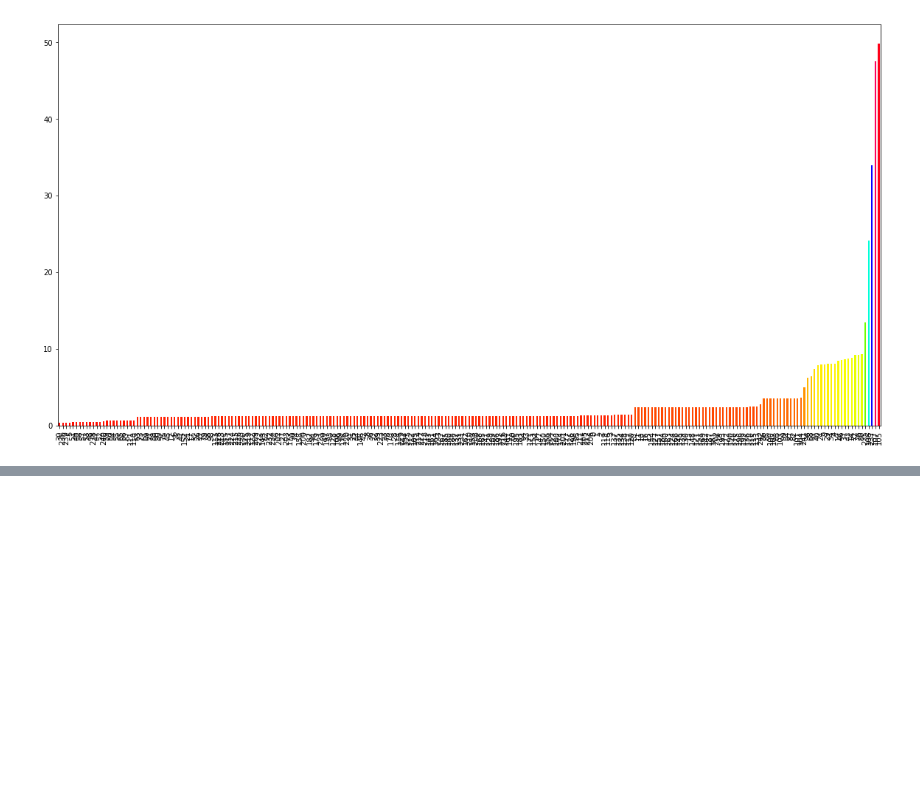
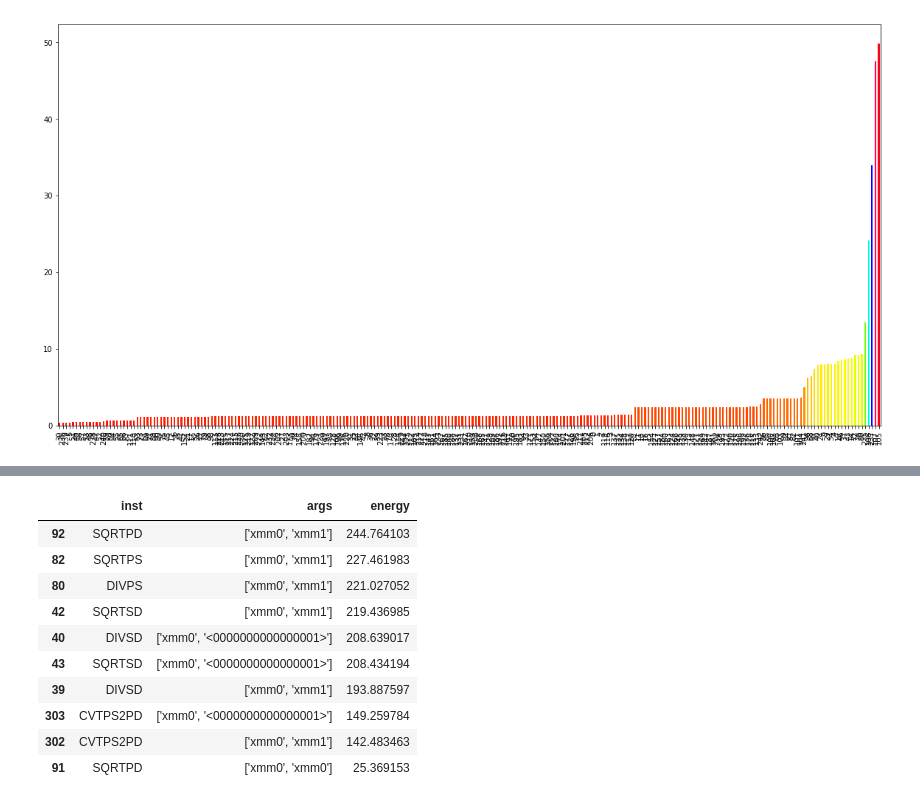
Before and after one commit to VitorRamos/instructions_energy, a Jupyter notebook: analysis.ipynb, the cells around one changed output, grey strips where cells are left out. Cells and saved outputs as stored; diff of their text form; code cells hidden in the pictures; blank space fills up the shorter version.

```diff
--- a/analysis.ipynb
+++ b/analysis.ipynb
@@ -127,0 +193,14 @@ df["energy"].plot.bar(figsize=(20,10),color=cm.hsv(df["energy"]/df["energy"].max
+# %%
+df.sort_values("energy",ascending=False).head(10)
+# %% [output]
+|  | inst | args | energy |
+| 92 | SQRTPD | ['xmm0', 'xmm1'] | 244.764103 |
+| 82 | SQRTPS | ['xmm0', 'xmm1'] | 227.461983 |
+| 80 | DIVPS | ['xmm0', 'xmm1'] | 221.027052 |
+| 42 | SQRTSD | ['xmm0', 'xmm1'] | 219.436985 |
+| 40 | DIVSD | ['xmm0', '<0000000000000001>'] | 208.639017 |
+| 43 | SQRTSD | ['xmm0', '<0000000000000001>'] | 208.434194 |
+| 39 | DIVSD | ['xmm0', 'xmm1'] | 193.887597 |
+| 303 | CVTPS2PD | ['xmm0', '<0000000000000001>'] | 149.259784 |
+| 302 | CVTPS2PD | ['xmm0', 'xmm1'] | 142.483463 |
+| 91 | SQRTPD | ['xmm0', 'xmm0'] | 25.369153 |
```
Also changed, not shown: parts of 1 cell of this notebook.
